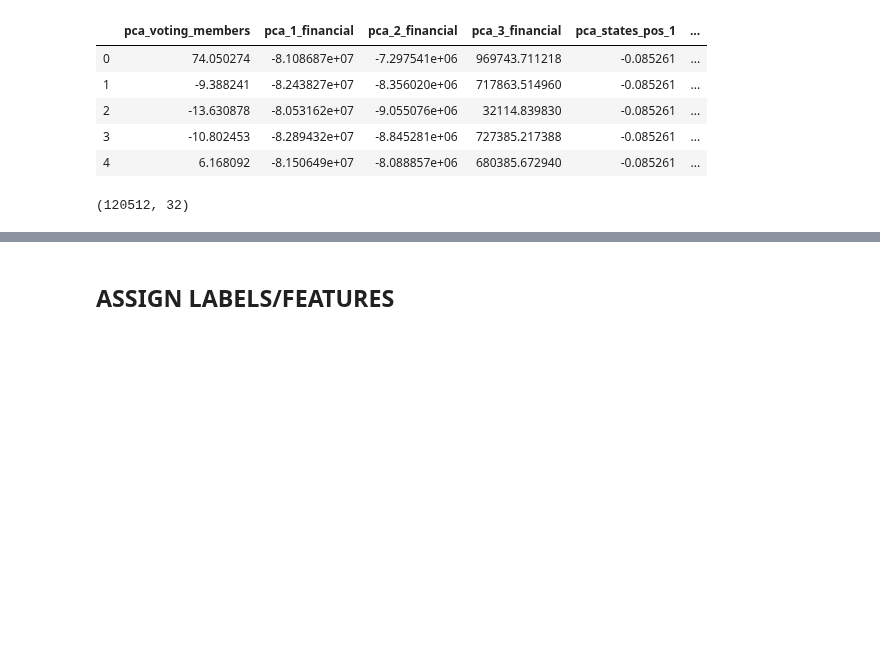
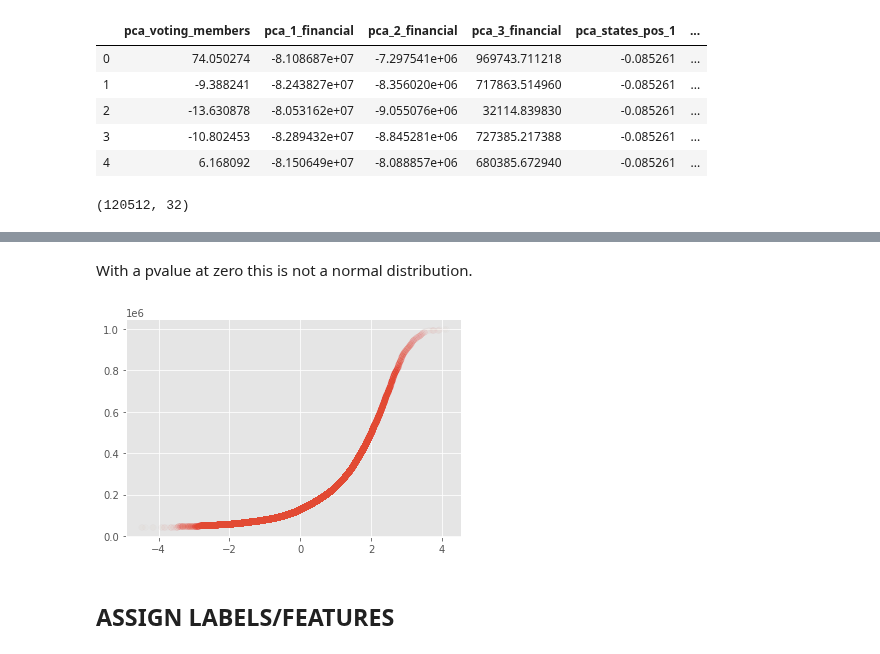
Before and after one commit to mrkjhsn/Not_for_Profit_Compensation_Modeling, a Jupyter notebook: 07.label_category_assignment.ipynb, the cells around one changed output, grey strips where cells are left out. Cells and saved outputs as stored; diff of their text form; code cells hidden in the pictures; blank space fills up the shorter version.

```diff
--- a/07.label_category_assignment.ipynb
+++ b/07.label_category_assignment.ipynb
@@ -53,3 +62,13 @@ X.shape
+# %% [markdown]
+With a pvalue at zero this is not a normal distribution.
+# %%
+# to visually confirm
+# plot target feature against
+# normal distribution of random numbers
+plt.scatter(pd.Series(np.random.normal(0, 1, features.reportable_comp.shape[0])).sort_values(),
+         features.reportable_comp.sort_values(), alpha=.01);
+# %% [output]
+[figure, added]
 # %% [markdown]
 ## ASSIGN LABELS/FEATURES
 # %% [markdown]
```
Also changed, not shown: parts of 26 cells of this notebook.
